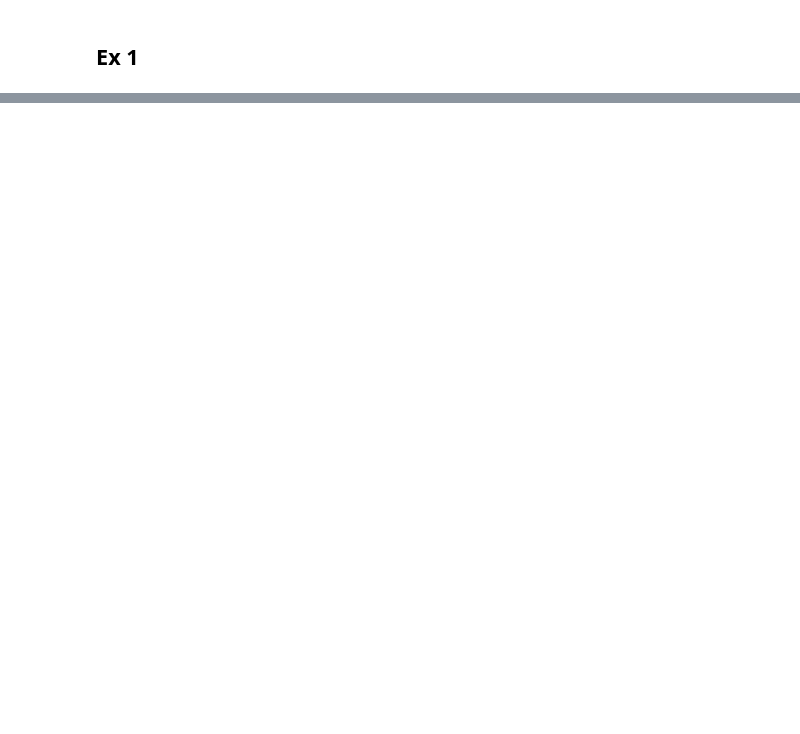
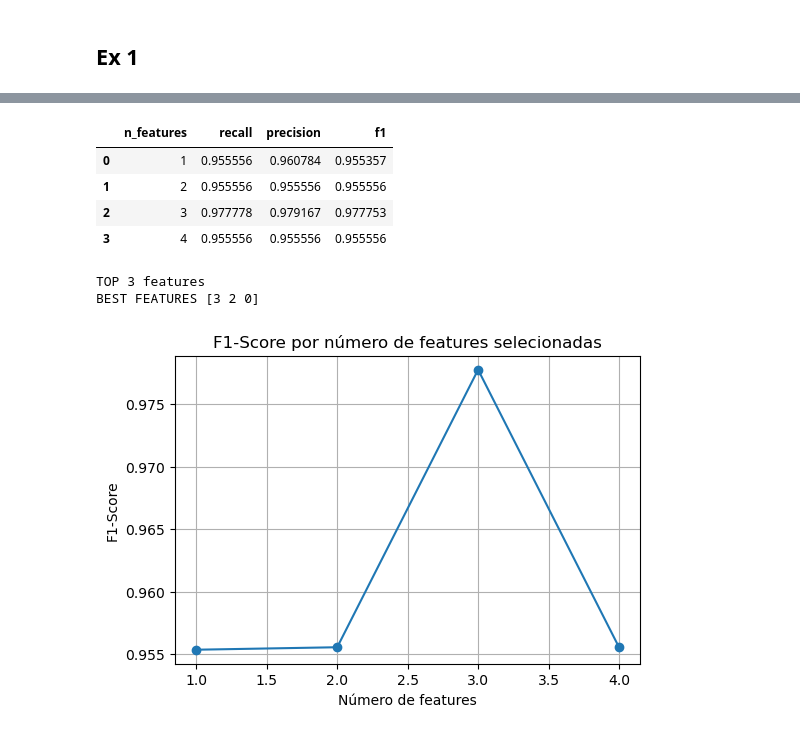
Before and after one commit to Xaneca/TCD_2025, a Jupyter notebook: B/mainClassifier.ipynb, the cells around one changed output, grey strips where cells are left out. Drawn from its saved outputs; the diff is of its cells as text; code cells hidden in the pictures; blank space fills up the shorter version.

```diff
--- a/B/mainClassifier.ipynb
+++ b/B/mainClassifier.ipynb
@@ -155,0 +544,70 @@ def print_metrics(y_true, y_predict, label, printing=True):
+# %%
+def metrics_summary_features(metrics_list):
+    n_features = [m['n_features'] for m in metrics_list]
+    recall = []
+    precision = []
+    f1 = []
+
+    for m in metrics_list:
+        recall.append(m['recall'])
+        precision.append(m['precision'])
+        f1.append(m['f1-score'])
+
+    return pd.DataFrame({
+        'n_features': n_features,
+        'recall': recall,
+        'precision': precision,
+        'f1': f1
+    })
+
+def compute_feature_ranking(X, y):
+    relief = ReliefF(n_neighbors=20)
+    relief.fit(X, y)
+    scores = relief.feature_importances_
+
+    return np.argsort(scores)[::-1]     # ordem decrescente
+
+def bestFeatures(X_train, y_train, X_val, y_val):
+    scores = compute_feature_ranking(X_train, y_train)
+    print("Score:")
+    print(scores)
+
+    k_base = 1
+
+    metrics_list = []
+
+    for i in range(len(scores)):
+        X_train_i = X_train[:, scores[:i+1]]
+        X_val_i = X_val[:, scores[:i+1]]
+        # def classifier_kNN(X_train, y_train, X_test, y_test, k, label = "", printing=True):
+        metrics, _ = classifier_kNN(X_train_i, y_train, X_val_i, y_val, k_base, f"KNN - k = 1 - feature ranking: {scores[:i+1]}", printing=True)
+
+        metrics['n_features'] = i+1
+        metrics_list.append(metrics)
+
+    df_feat = metrics_summary_features(metrics_list)
+    display(df_feat)
+
+    best_idx = df_feat['f1'].idxmax()
+    best_n = df_feat.loc[best_idx, 'n_features']
+    best_features = scores[:best_n]
+
+    print(f"TOP {len(best_features)} features")
+    print("BEST FEATURES", best_features)
+
+    # Plot do F1
+    plt.figure(figsize=(6,4))
+    plt.plot(df_feat['n_features'], df_feat['f1'], marker='o')
+    plt.xlabel("Número de features")
+    plt.ylabel("F1-Score")
+    plt.title("F1-Score por número de features selecionadas")
+    plt.grid(True)
+    plt.show()
+
+    return best_features
+
+
+X_train, X_val, X_test, y_train, y_val, y_test = create_split_tvt(X_iris, y_iris)
+
+best_features = bestFeatures(X_train, y_train, X_val, y_val)
+# %% [output]
@@ -155,0 +631,8 @@ def print_metrics(y_true, y_predict, label, printing=True):
+|  | n_features | recall | precision | f1 |
+| 0 | 1 | 0.955556 | 0.960784 | 0.955357 |
+| 1 | 2 | 0.955556 | 0.955556 | 0.955556 |
+| 2 | 3 | 0.977778 | 0.979167 | 0.977753 |
+| 3 | 4 | 0.955556 | 0.955556 | 0.955556 |
+TOP 3 features
+BEST FEATURES [3 2 0]
+[figure, added]
```
Also changed, not shown: parts of 23 cells of this notebook, 1 other file.
